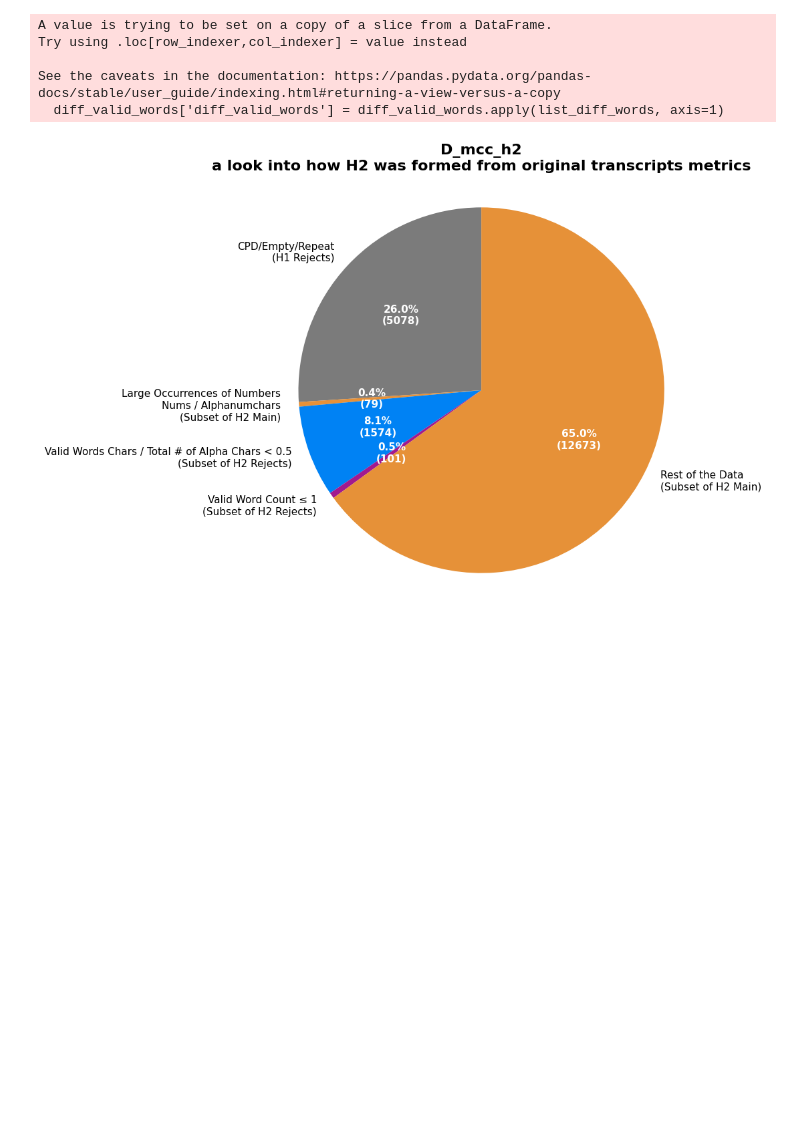
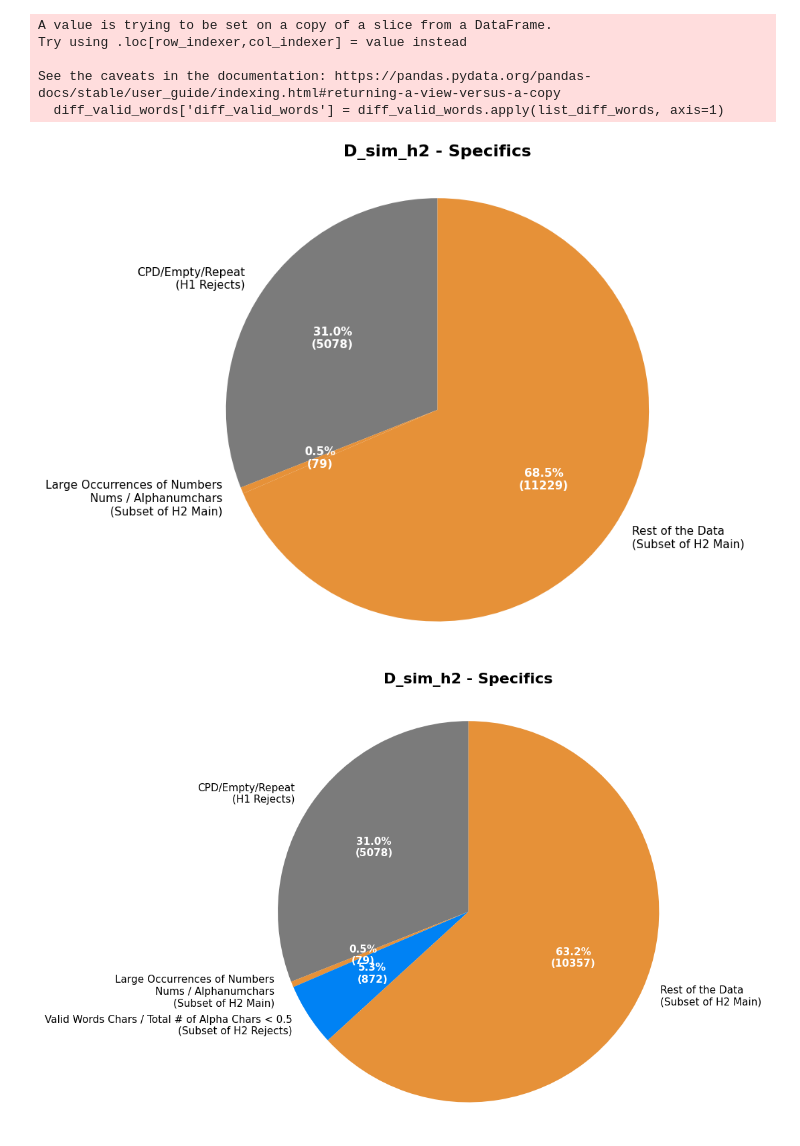
Before and after one commit to UofSCLibraries-DRS/AspireAI_LLM_Project, a Jupyter notebook: data_handling/new_metrics.ipynb, the cells around one changed output. Drawn from its saved outputs; the diff is of its cells as text; code cells hidden in the pictures; blank space fills up the shorter version.

Commit message:
MInor fixes to multi-dataset handling cleaning/metrics notebooks
Ran on Simkins data

```diff
--- a/data_handling/new_metrics.ipynb
+++ b/data_handling/new_metrics.ipynb
@@ -566,7 +618,66 @@ Try using .loc[row_indexer,col_indexer] = value instead
 See the caveats in the documentation: https://pandas.pydata.org/pandas-docs/stable/user_guide/indexing.html#returning-a-view-versus-a-copy
   diff_valid_words['diff_valid_words'] = diff_valid_words.apply(list_diff_words, axis=1)
 # %%
-import matplotlib.patches as mpatches
+# round 1 = H1
+# round 2 pie chart
+round_one_iso = 5078 # gray
+# num_sep_r = num_sep_count
+num_sep_r = 79
+r2_part_1 = len(r1)
+r2_part_2 = len(r2)
+rest = len(valid) + r2_part_2 + r2_part_1  # orange
+
+# data
+categories = ['CPD/Empty/Repeat\n(H1 Rejects)', 'Large Occurrences of Numbers\nNums / Alphanumchars\n(Subset of H2 Main)', 'Rest of the Data\n(Subset of H2 Main)']
+values = [round_one_iso, num_sep_r, rest]
+
+fig, ax = plt.subplots(figsize=(10, 7))
+wedges, texts, autotexts = ax.pie(
+    values,
+    labels=categories,
+    autopct=lambda pct: f'{pct:.1f}%\n({int(pct/100.*sum(values))})',  # Show percentages and counts
+    startangle=90,       # Start from top
+    colors=["#7b7b7b", '#e69138', '#e69138'],
+    textprops={'fontsize': 11}
+)
+for autotext in autotexts:
+    autotext.set_color('white')
+    autotext.set_fontweight('bold')
+plt.title(f'D_{dataset[0:3]}_h2 - Specifics', fontsize=16, fontweight='bold', pad=20)
+ax.axis('equal')
+plt.tight_layout()
+
+# round 4 pie chart
+
+# round 3 pie chart
+round_one_iso = 5078 # gray
+# num_sep_r = num_sep_count
+num_sep_r = 79
+r2_part_1 = len(r1)
+r2_part_2 = len(r2)
+rest = len(valid) + r2_part_2  # orange
+
+# data
+categories = ['CPD/Empty/Repeat\n(H1 Rejects)', 'Large Occurrences of Numbers\nNums / Alphanumchars\n(Subset of H2 Main)', 'Valid Words Chars / Total # of Alpha Chars < 0.5\n(Subset of H2 Rejects)', 'Rest of the Data\n(Subset of H2 Main)']
+values = [round_one_iso, num_sep_r, r2_part_1, rest]
+
+fig, ax = plt.subplots(figsize=(10, 7))
+wedges, texts, autotexts = ax.pie(
+    values,
+    labels=categories,
+    autopct=lambda pct: f'{pct:.1f}%\n({int(pct/100.*sum(values))})',  # Show percentages and counts
+    startangle=90,       # Start from top
+    colors=["#7b7b7b", '#e69138', "#0082f4", '#e69138'],
+    textprops={'fontsize': 11}
+)
+for autotext in autotexts:
+    autotext.set_color('white')
+    autotext.set_fontweight('bold')
+plt.title(f'D_{dataset[0:3]}_h2 - Specifics', fontsize=16, fontweight='bold', pad=20)
+ax.axis('equal')
+plt.tight_layout()
+
+# round 4 pie chart
 
 # Counts
 round_one_iso = 5078 # gray
@@ -578,32 +689,33 @@ rest = len(valid) # orange
 
 # data
 categories = ['CPD/Empty/Repeat\n(H1 Rejects)', 'Large Occurrences of Numbers\nNums / Alphanumchars\n(Subset of H2 Main)', 'Valid Words Chars / Total # of Alpha Chars < 0.5\n(Subset of H2 Rejects)', 'Valid Word Count ≤ 1\n(Subset of H2 Rejects)', 'Rest of the Data\n(Subset of H2 Main)']
 values = [round_one_iso, num_sep_r, r2_part_1, r2_part_2, rest]
 
 # Create pie chart
 fig, ax = plt.subplots(figsize=(10, 7))
 
 # Create the pie chart with customizations
 wedges, texts, autotexts = ax.pie(
     values,
     labels=categories,
     autopct=lambda pct: f'{pct:.1f}%\n({int(pct/100.*sum(values))})',  # Show percentages and counts
     startangle=90,       # Start from top
     colors=["#7b7b7b", '#e69138', "#0082f4", "#a11a8f", '#e69138'],
     textprops={'fontsize': 11}
 )
 
 # Enhance the percentage text
 for autotext in autotexts:
     autotext.set_color('white')
     autotext.set_fontweight('bold')
 
 # Add title
-plt.title('D_mcc_h2\na look into how H2 was formed from original transcripts metrics', fontsize=16, fontweight='bold', pad=20)
+plt.title(f'D_{dataset[0:3]}_h2 - Specifics', fontsize=16, fontweight='bold', pad=20)
 
 # Equal aspect ratio ensures circular pie
 ax.axis('equal')
 
 plt.tight_layout()
 # %% [output]
-[figure, old version]
+[figure, new version]
+[figure, added]
```
Also changed, not shown: parts of 14 cells of this notebook, 2 other files.
